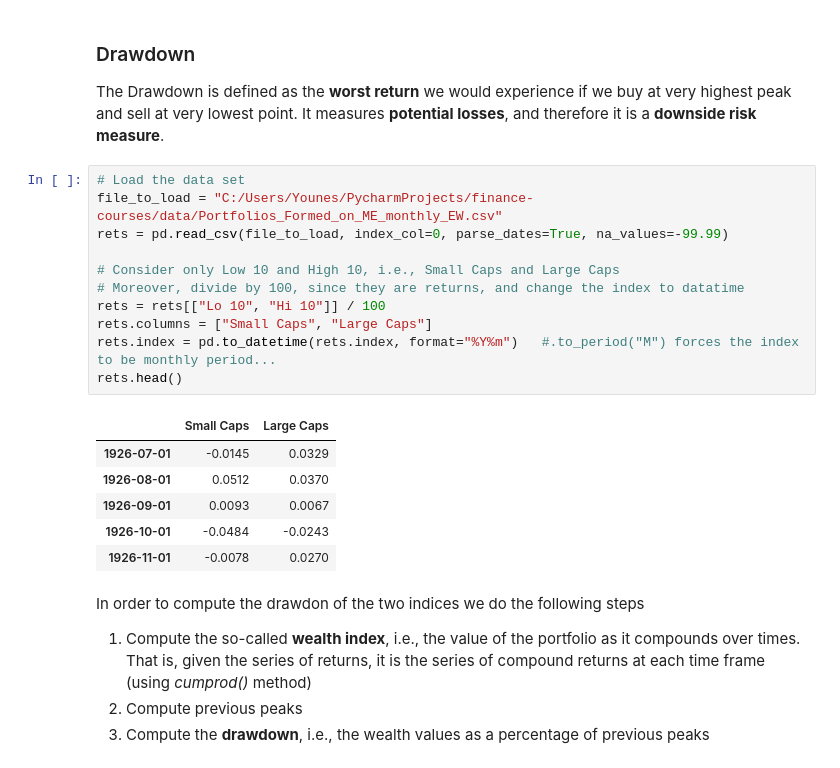
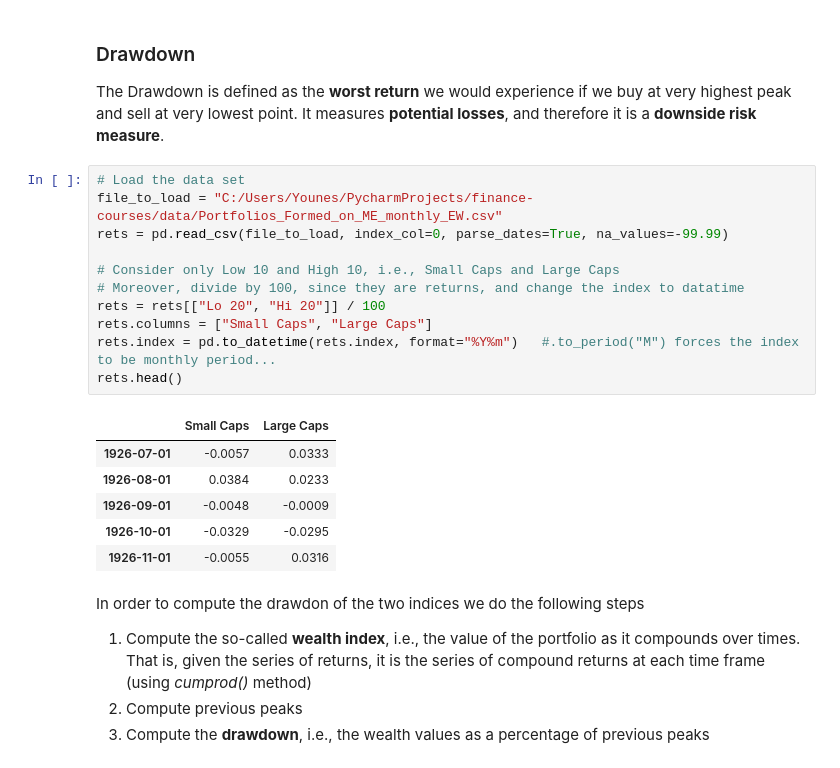
Before and after one commit to oxlupo/finance-courses, a Jupyter notebook: course_1_intro_to_portfolio_construction_and_analysis_with_python/week-1.ipynb, the cells around one changed output. Drawn from its saved outputs; the diff is of its cells as text.

```diff
--- a/course_1_intro_to_portfolio_construction_and_analysis_with_python/week-1.ipynb
+++ b/course_1_intro_to_portfolio_construction_and_analysis_with_python/week-1.ipynb
@@ -487,21 +494,21 @@ It measures **potential losses**, and therefore it is a **downside risk measure*
 # %%
 # Load the data set
 file_to_load = "C:/Users/Younes/PycharmProjects/finance-courses/data/Portfolios_Formed_on_ME_monthly_EW.csv"
 rets = pd.read_csv(file_to_load, index_col=0, parse_dates=True, na_values=-99.99)
 
 # Consider only Low 10 and High 10, i.e., Small Caps and Large Caps
 # Moreover, divide by 100, since they are returns, and change the index to datatime
-rets = rets[["Lo 10", "Hi 10"]] / 100
+rets = rets[["Lo 20", "Hi 20"]] / 100
 rets.columns = ["Small Caps", "Large Caps"]
 rets.index = pd.to_datetime(rets.index, format="%Y%m")   #.to_period("M") forces the index to be monthly period...
 rets.head()
 # %% [output]
 |  | Small Caps | Large Caps |
-| 1926-07-01 | -0.0145 | 0.0329 |
-| 1926-08-01 | 0.0512 | 0.0370 |
-| 1926-09-01 | 0.0093 | 0.0067 |
-| 1926-10-01 | -0.0484 | -0.0243 |
-| 1926-11-01 | -0.0078 | 0.0270 |
+| 1926-07-01 | -0.0057 | 0.0333 |
+| 1926-08-01 | 0.0384 | 0.0233 |
+| 1926-09-01 | -0.0048 | -0.0009 |
+| 1926-10-01 | -0.0329 | -0.0295 |
+| 1926-11-01 | -0.0055 | 0.0316 |
 # %% [markdown]
 In order to compute the drawdon of the two indices we do the following steps
 1. Compute the so-called **wealth index**, i.e., the value of the portfolio as it compounds over times. That is, given the series of returns, it is the series of compound returns at each time frame (using *cumprod()* method)
```
Also changed, not shown: parts of 17 cells of this notebook, 4 other files.
